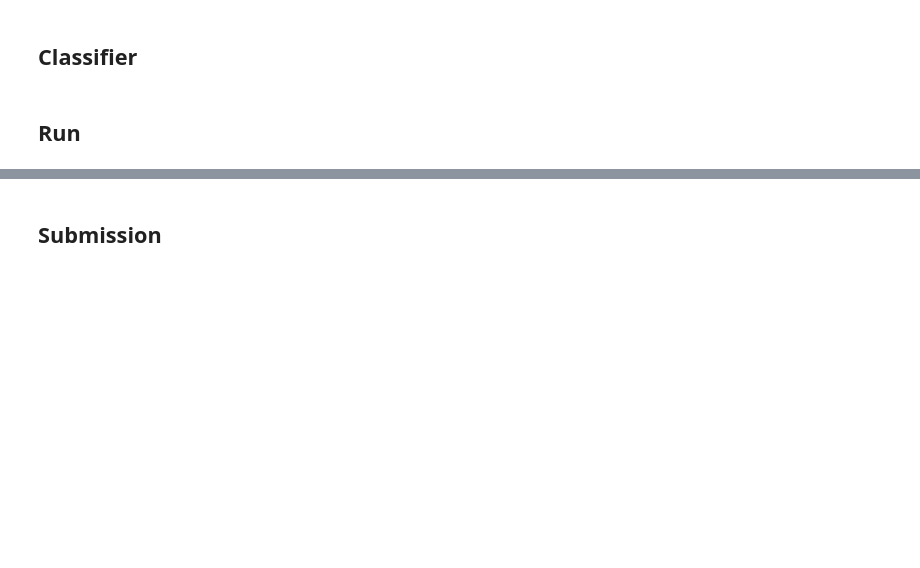
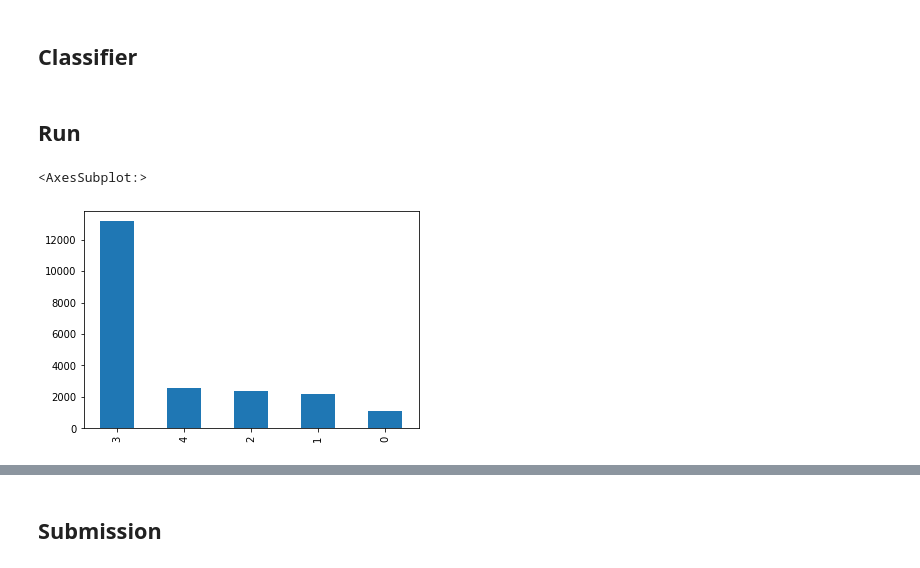
Before and after one commit to fummicc1/kaggle-notebooks, a Jupyter notebook: fummicc1-cassava.ipynb, the cells around one changed output, grey strips where cells are left out. Cells and saved outputs as stored; diff of their text form; code cells hidden in the pictures; blank space fills up the shorter version.

Commit message:
Kaggle Notebook | fummicc1 - Cassava - | Version 11

```diff
--- a/fummicc1-cassava.ipynb
+++ b/fummicc1-cassava.ipynb
@@ -34,8 +36,8 @@ from tqdm import tqdm
 import pandas as pd
 # %%
 class Config:
-    base_input_path = "/workspace/kaggle-notebooks/"
-    batch_size = 32
+    base_input_path = "/kaggle/input/cassava-leaf-disease-classification"
+    batch_size = 64
     num_workers = 4
     n_epochs = 5
     lr = 1e-4
@@ -371,25 +387,20 @@ class Classifier:
 # %%
 import torch.optim as optim
 from sklearn.model_selection import KFold
 from torch.utils.data.dataset import Subset
-import wandb
 
 index = 3
 name = f"run-{index}"
 notes = ""
-
-wandb.init(
-    project="kaggle-cassava",
-    name=name,
-    notes=notes,
-    config=config,
-)
 
 data_path = os.path.join(config.base_input_path, "train.csv")
 data_img_dir_path = os.path.join(config.base_input_path, "train_images")
 df = pd.read_csv(train_path)
 
 df.label.value_counts().plot(kind="bar")
+# %% [output]
+<AxesSubplot:>
+[figure, added]
 # %%
 def set_seed(seed):
     np.random.seed(seed)
```
Also changed, not shown: parts of 5 cells of this notebook.
